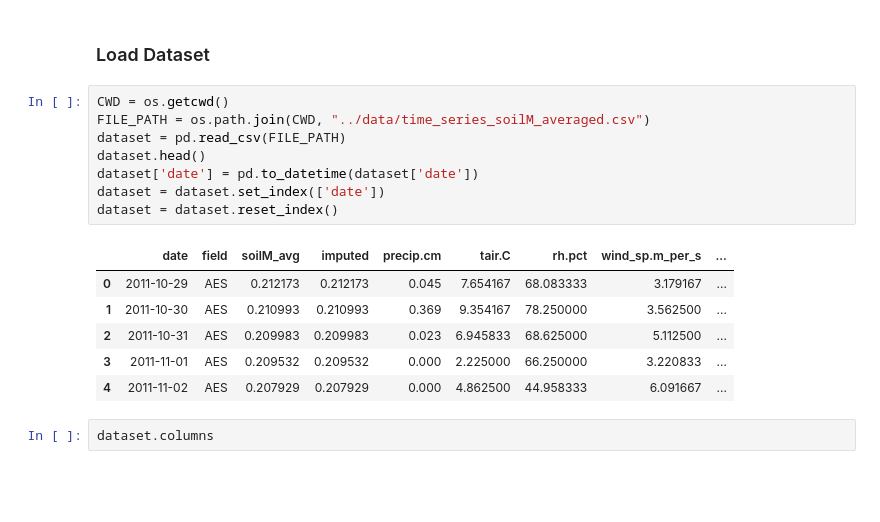
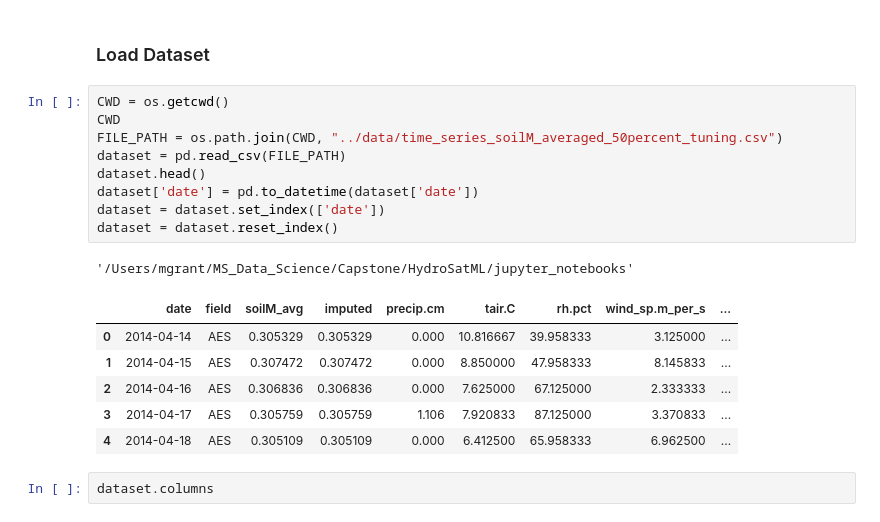
Before and after one commit to MichaelRGrant/HydroSatML, a Jupyter notebook: jupyter_notebooks/soilM_forecasting_tuning.ipynb, the cells around one changed output. Cells and saved outputs as stored; diff of their text form; blank space fills up the shorter version.

```diff
--- a/jupyter_notebooks/soilM_forecasting_tuning.ipynb
+++ b/jupyter_notebooks/soilM_forecasting_tuning.ipynb
@@ -233,19 +233,21 @@ def report(train, test):
 ### Load Dataset
 # %%
 CWD = os.getcwd()
-FILE_PATH = os.path.join(CWD, "../data/time_series_soilM_averaged.csv")
+CWD
+FILE_PATH = os.path.join(CWD, "../data/time_series_soilM_averaged_50percent_tuning.csv")
 dataset = pd.read_csv(FILE_PATH)
 dataset.head()
 dataset['date'] = pd.to_datetime(dataset['date'])
 dataset = dataset.set_index(['date'])
 dataset = dataset.reset_index()
 # %% [output]
+'/Users/mgrant/MS_Data_Science/Capstone/HydroSatML/jupyter_notebooks'
 |  | date | field | soilM_avg | imputed | precip.cm | tair.C | rh.pct | wind_sp.m_per_s | ... |
-| 0 | 2011-10-29 | AES | 0.212173 | 0.212173 | 0.045 | 7.654167 | 68.083333 | 3.179167 | ... |
-| 1 | 2011-10-30 | AES | 0.210993 | 0.210993 | 0.369 | 9.354167 | 78.250000 | 3.562500 | ... |
-| 2 | 2011-10-31 | AES | 0.209983 | 0.209983 | 0.023 | 6.945833 | 68.625000 | 5.112500 | ... |
-| 3 | 2011-11-01 | AES | 0.209532 | 0.209532 | 0.000 | 2.225000 | 66.250000 | 3.220833 | ... |
-| 4 | 2011-11-02 | AES | 0.207929 | 0.207929 | 0.000 | 4.862500 | 44.958333 | 6.091667 | ... |
+| 0 | 2014-04-14 | AES | 0.305329 | 0.305329 | 0.000 | 10.816667 | 39.958333 | 3.125000 | ... |
+| 1 | 2014-04-15 | AES | 0.307472 | 0.307472 | 0.000 | 8.850000 | 47.958333 | 8.145833 | ... |
+| 2 | 2014-04-16 | AES | 0.306836 | 0.306836 | 0.000 | 7.625000 | 67.125000 | 2.333333 | ... |
+| 3 | 2014-04-17 | AES | 0.305759 | 0.305759 | 1.106 | 7.920833 | 87.125000 | 3.370833 | ... |
+| 4 | 2014-04-18 | AES | 0.305109 | 0.305109 | 0.000 | 6.412500 | 65.958333 | 6.962500 | ... |
 # %%
 dataset.columns
 # %% [output]
```
Also changed, not shown: parts of 9 cells of this notebook, 6 other files.
